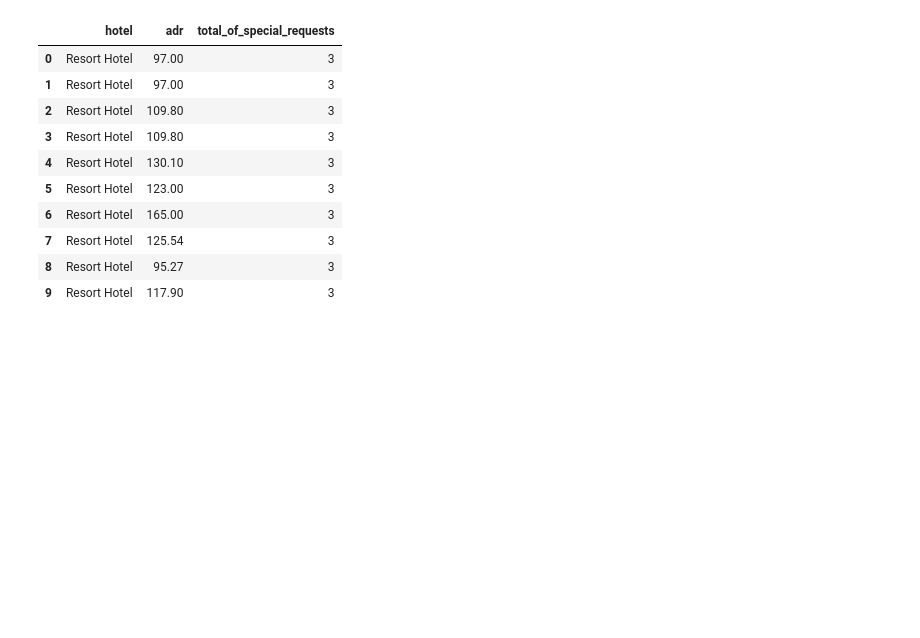
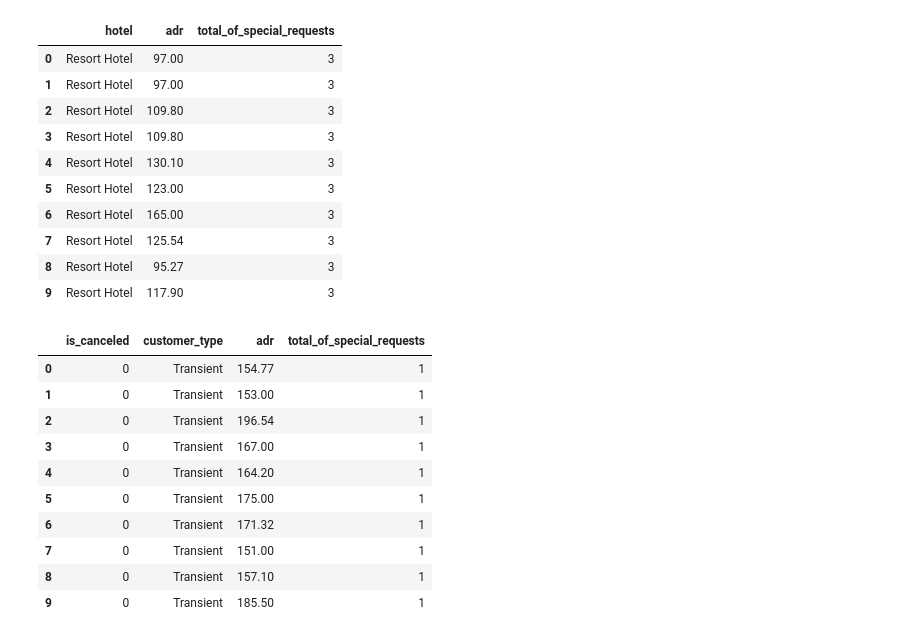
Before and after one commit to TanzeerCR7/stayiq-hotel-analytics, a Jupyter notebook: notebooks/exploration/01_first_look.ipynb, the cells around one changed output. Drawn from its saved outputs; the diff is of its cells as text; code cells hidden in the pictures; blank space fills up the shorter version.

```diff
--- a/notebooks/exploration/01_first_look.ipynb
+++ b/notebooks/exploration/01_first_look.ipynb
@@ -288,3 +288,25 @@ result
 | 7 | Resort Hotel | 125.54 | 3 |
 | 8 | Resort Hotel | 95.27 | 3 |
 | 9 | Resort Hotel | 117.90 | 3 |
+# %%
+query = """
+SELECT is_canceled, customer_type, adr, total_of_special_requests
+FROM bookings
+WHERE is_canceled = 0 AND customer_type = 'Transient' AND adr > 150 AND total_of_special_requests >= 1
+LIMIT 10;
+"""
+
+result = pd.read_sql_query(query, conn)
+result
+# %% [output]
+|  | is_canceled | customer_type | adr | total_of_special_requests |
+| 0 | 0 | Transient | 154.77 | 1 |
+| 1 | 0 | Transient | 153.00 | 1 |
+| 2 | 0 | Transient | 196.54 | 1 |
+| 3 | 0 | Transient | 167.00 | 1 |
+| 4 | 0 | Transient | 164.20 | 1 |
+| 5 | 0 | Transient | 175.00 | 1 |
+| 6 | 0 | Transient | 171.32 | 1 |
+| 7 | 0 | Transient | 151.00 | 1 |
+| 8 | 0 | Transient | 157.10 | 1 |
+| 9 | 0 | Transient | 185.50 | 1 |
```
